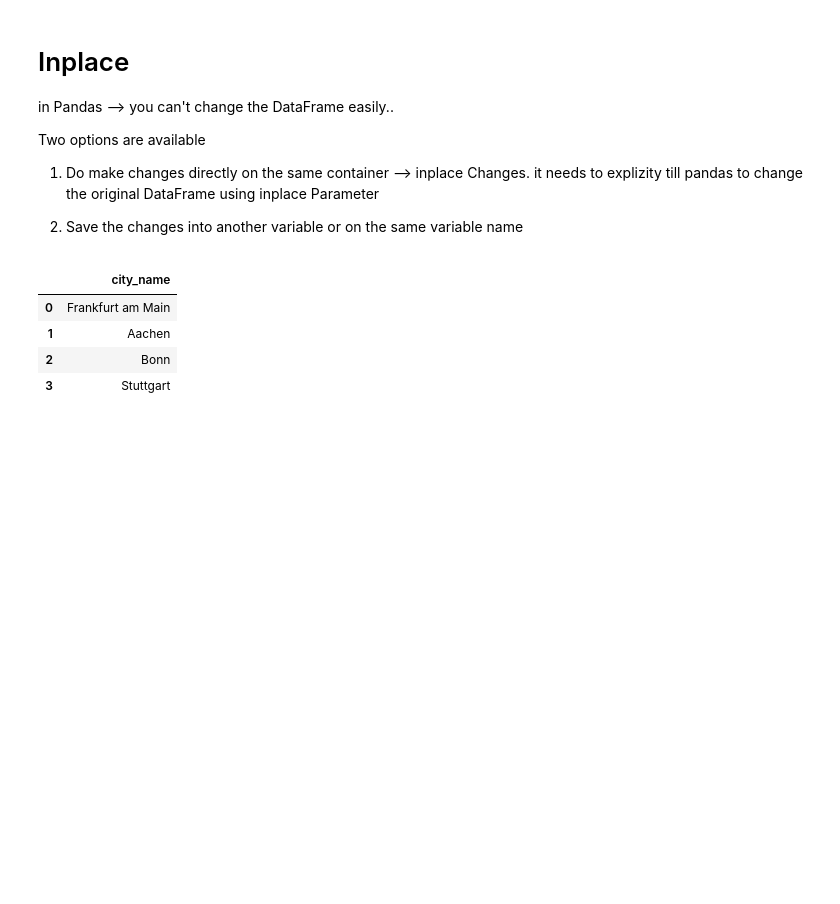
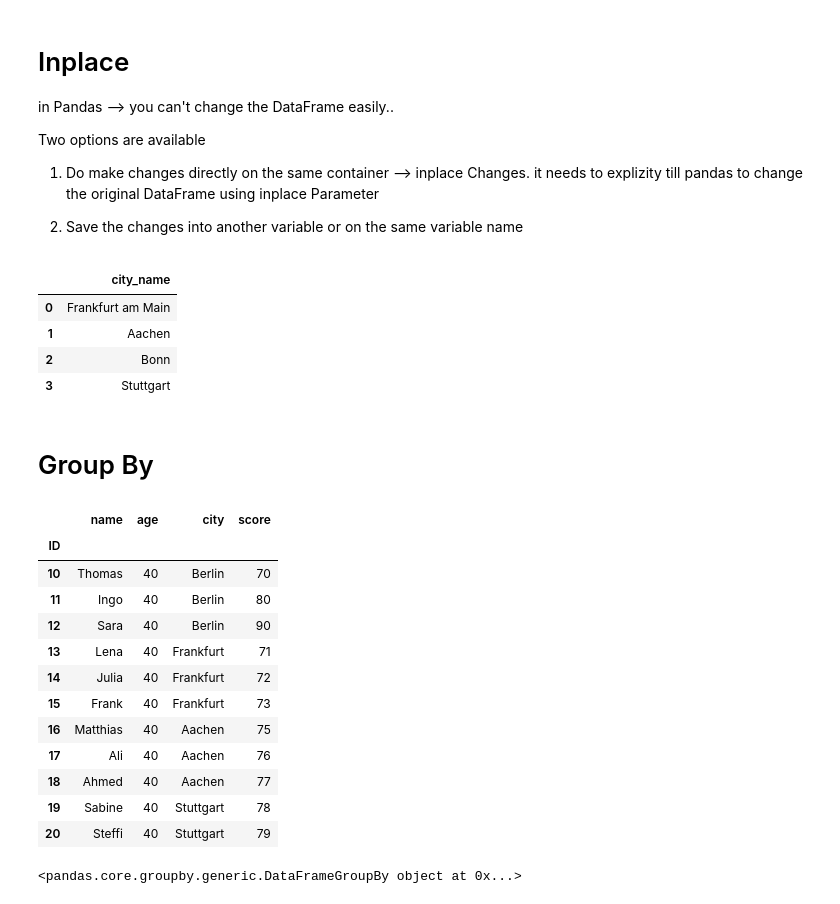
Before and after one commit to rbiotblbk/ML, a Jupyter notebook: 03_Pandas/01_Pandas_Intro.ipynb, the cells around one changed output. Saved outputs shown, nothing was run; the diff lists cells and outputs as text; code cells hidden in the pictures; blank space fills up the shorter version.

```diff
--- a/03_Pandas/01_Pandas_Intro.ipynb
+++ b/03_Pandas/01_Pandas_Intro.ipynb
@@ -1049,3 +1049,46 @@ df.head()
 | 1 | Aachen |
 | 2 | Bonn |
 | 3 | Stuttgart |
+# %% [markdown]
+# Group By
+# %%
+participants = [
+    (10, "Thomas", 40, "Berlin", 70),
+    (11, "Ingo", 40, "Berlin", 80),
+    (12, "Sara", 40, "Berlin", 90),
+    (13, "Lena", 40, "Frankfurt", 71),
+    (14, "Julia", 40, "Frankfurt", 72),
+    (15, "Frank", 40, "Frankfurt", 73),
+    (16, "Matthias", 40, "Aachen", 75),
+    (17, "Ali", 40, "Aachen", 76),
+    (18, "Ahmed", 40, "Aachen", 77),
+    (19, "Sabine", 40, "Stuttgart", 78),
+    (20, "Steffi", 40, "Stuttgart", 79),
+]
+
+df = pd.DataFrame(participants, columns = ["ID", "name", "age", "city", "score"])
+
+# Set the index
+df = df.set_index("ID")
+
+df.head(20)
+# %% [output]
+|  | name | age | city | score |
+| ID |  |  |  |  |
+| 10 | Thomas | 40 | Berlin | 70 |
+| 11 | Ingo | 40 | Berlin | 80 |
+| 12 | Sara | 40 | Berlin | 90 |
+| 13 | Lena | 40 | Frankfurt | 71 |
+| 14 | Julia | 40 | Frankfurt | 72 |
+| 15 | Frank | 40 | Frankfurt | 73 |
+| 16 | Matthias | 40 | Aachen | 75 |
+| 17 | Ali | 40 | Aachen | 76 |
+| 18 | Ahmed | 40 | Aachen | 77 |
+| 19 | Sabine | 40 | Stuttgart | 78 |
+| 20 | Steffi | 40 | Stuttgart | 79 |
+# %%
+# Create Groups based on a column
+groups = df.groupby("city") # creates three groups
+print(groups)
+# %% [output]
+<pandas.core.groupby.generic.DataFrameGroupBy object at 0x...>
```
Also changed, not shown: parts of 13 cells of this notebook.
